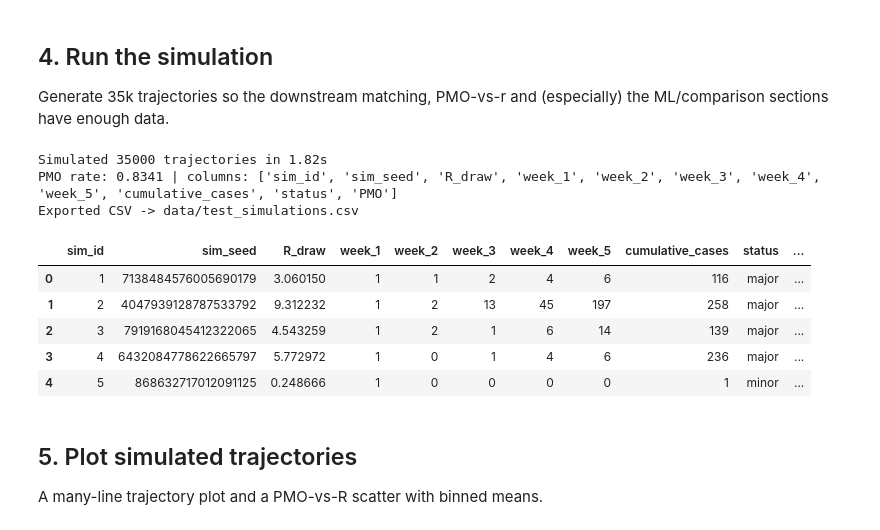
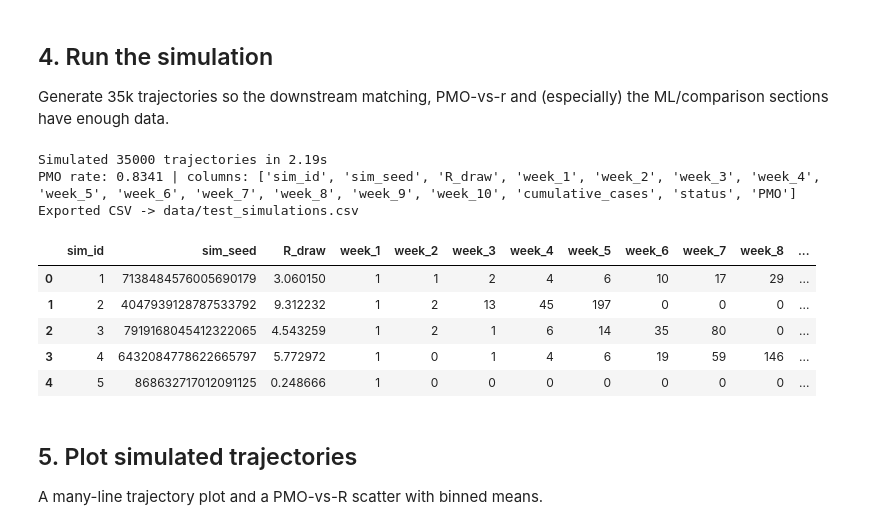
Before and after one commit to karlabbabic/outbreak-probabilities, a Jupyter notebook: notebooks/outbreak_full_pipeline.ipynb, the cells around one changed output. Saved outputs shown, nothing was run; the diff lists cells and outputs as text; code cells hidden in the pictures.

```diff
--- a/notebooks/outbreak_full_pipeline.ipynb
+++ b/notebooks/outbreak_full_pipeline.ipynb
@@ -344,35 +344,35 @@ Generate 35k trajectories so the downstream matching, PMO-vs-r and
 # %%
 sim_cfg = SimConfig(
     N=35000,
     seed=42,
     initial_cases=[1],
     max_weeks=50,
-    write_weeks=5,
+    write_weeks=10,
     major_threshold=100,
     R_range=(0.0, 10.0),
 )
 
 _t0 = time.perf_counter()
 sim_df, trajectories, w = simulate_paths(sim_cfg)
 print(f"Simulated {len(sim_df)} trajectories in {time.perf_counter() - _t0:.2f}s")
 print("PMO rate:", sim_df["PMO"].mean().round(4), "| columns:", list(sim_df.columns))
 
 # Optional: also write a runner.py-compatible CSV (nothing below reads it back).
 EXPORT_CSV = True
 if EXPORT_CSV:
     print("Exported CSV ->", export_runner_csv(sim_df, w, sim_cfg, "data/test_simulations.csv"))
 
 sim_df.head()
 # %% [output]
-Simulated 35000 trajectories in 1.82s
-PMO rate: 0.8341 | columns: ['sim_id', 'sim_seed', 'R_draw', 'week_1', 'week_2', 'week_3', 'week_4', 'week_5', 'cumulative_cases', 'status', 'PMO']
+Simulated 35000 trajectories in 2.19s
+PMO rate: 0.8341 | columns: ['sim_id', 'sim_seed', 'R_draw', 'week_1', 'week_2', 'week_3', 'week_4', 'week_5', 'week_6', 'week_7', 'week_8', 'week_9', 'week_10', 'cumulative_cases', 'status', 'PMO']
 Exported CSV -> data/test_simulations.csv
-|  | sim_id | sim_seed | R_draw | week_1 | week_2 | week_3 | week_4 | week_5 | cumulative_cases | status | ... |
-| 0 | 1 | 7138484576005690179 | 3.060150 | 1 | 1 | 2 | 4 | 6 | 116 | major | ... |
-| 1 | 2 | 4047939128787533792 | 9.312232 | 1 | 2 | 13 | 45 | 197 | 258 | major | ... |
-| 2 | 3 | 7919168045412322065 | 4.543259 | 1 | 2 | 1 | 6 | 14 | 139 | major | ... |
-| 3 | 4 | 6432084778622665797 | 5.772972 | 1 | 0 | 1 | 4 | 6 | 236 | major | ... |
-| 4 | 5 | 868632717012091125 | 0.248666 | 1 | 0 | 0 | 0 | 0 | 1 | minor | ... |
+|  | sim_id | sim_seed | R_draw | week_1 | week_2 | week_3 | week_4 | week_5 | week_6 | week_7 | week_8 | ... |
+| 0 | 1 | 7138484576005690179 | 3.060150 | 1 | 1 | 2 | 4 | 6 | 10 | 17 | 29 | ... |
+| 1 | 2 | 4047939128787533792 | 9.312232 | 1 | 2 | 13 | 45 | 197 | 0 | 0 | 0 | ... |
+| 2 | 3 | 7919168045412322065 | 4.543259 | 1 | 2 | 1 | 6 | 14 | 35 | 80 | 0 | ... |
+| 3 | 4 | 6432084778622665797 | 5.772972 | 1 | 0 | 1 | 4 | 6 | 19 | 59 | 146 | ... |
+| 4 | 5 | 868632717012091125 | 0.248666 | 1 | 0 | 0 | 0 | 0 | 0 | 0 | 0 | ... |
 # %% [markdown]
 ## 5. Plot simulated trajectories
 
```
Also changed, not shown: parts of 11 cells of this notebook.
